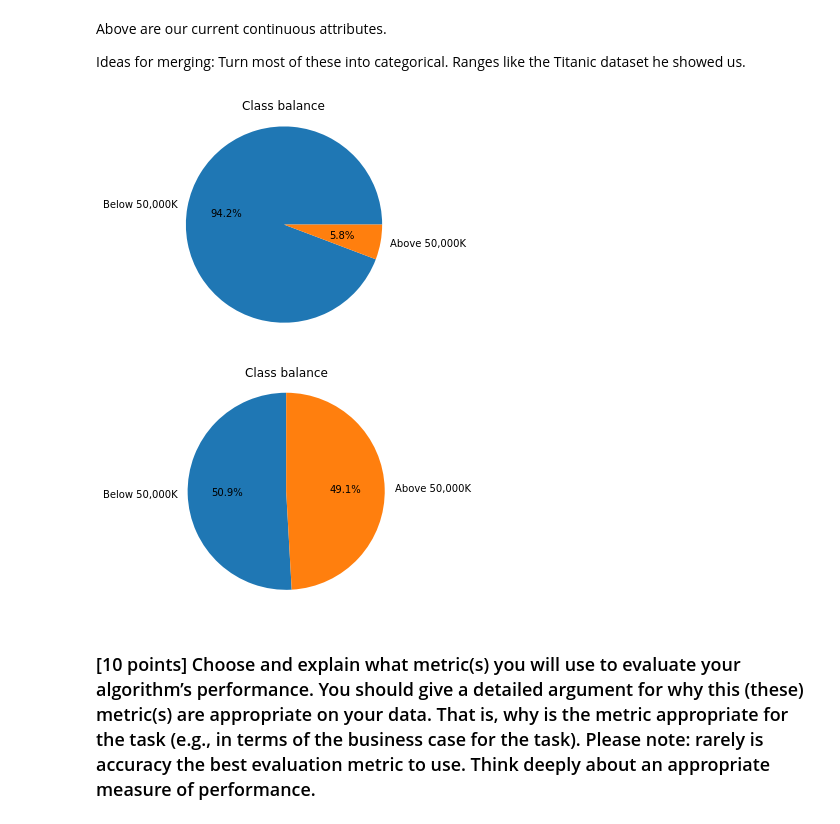
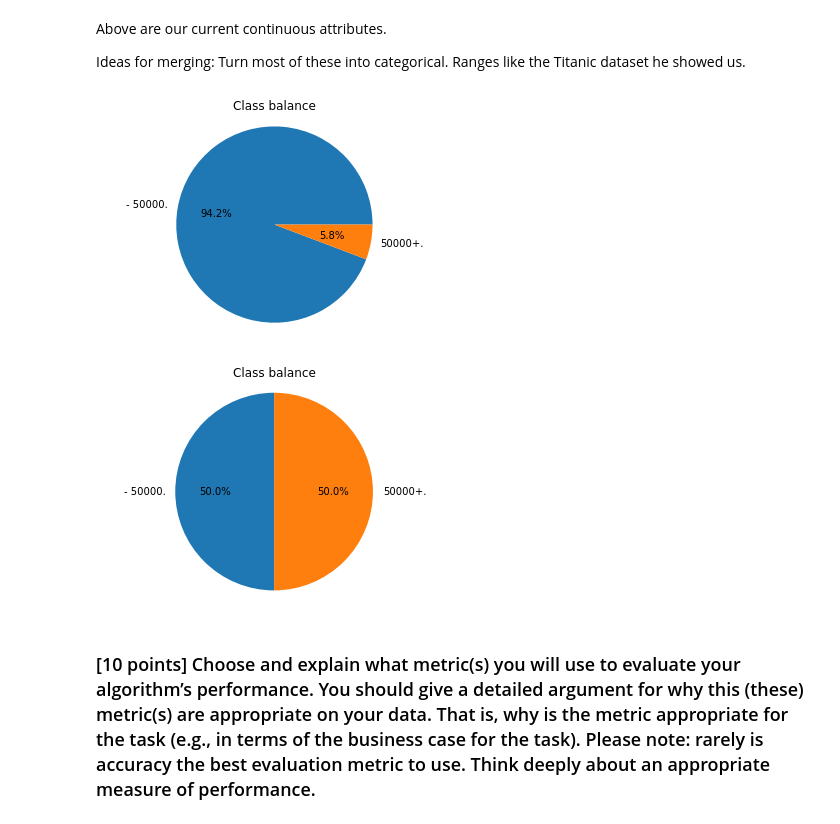
Before and after one commit to LukeWood/Tensorflow-Wide-and-Deep, a Jupyter notebook: Lab7-justin.ipynb, the cells around one changed output. Saved outputs shown, nothing was run; the diff lists cells and outputs as text; code cells hidden in the pictures.

Commit message:
fix labels issue

```diff
--- a/Lab7-justin.ipynb
+++ b/Lab7-justin.ipynb
@@ -155,17 +155,16 @@ Above are our current continuous attributes.
 Ideas for merging:
 Turn most of these into categorical. Ranges like the Titanic dataset he showed us.
 # %%
-#TODO: show plot of class imbalance here
+import matplotlib.pyplot as plt
 
-labels = ['Below 50,000K', 'Above 50,000K']
 sizes = np.bincount(df_train['income'].values)
 
-plt.pie(sizes, labels=labels, autopct='%1.1f%%')
+plt.pie(sizes, labels=labels['income'], autopct='%1.1f%%')
 plt.axis('equal')
 plt.title('Class balance')
 plt.show()
 # %% [output]
-[figure, old version]
+[figure, new version]
 # %%
 # over sample class
 
@@ -182,13 +181,12 @@ df_sampled = pd.concat([df.iloc[below50k_indices_sample], df.iloc[above50k_indic
 df_sampled = df_sampled.reset_index(drop=True)
 # %%
-labels = ['Below 50,000K', 'Above 50,000K']
-sizes = np.bincount(df['income'].values)
+sizes = np.bincount(df_sampled['income'].values)
 
-plt.pie(sizes, labels=labels, startangle=90, autopct='%1.1f%%')
+plt.pie(sizes, labels=labels['income'], startangle=90, autopct='%1.1f%%')
 plt.axis('equal')
 plt.title('Class balance')
 plt.show()
 # %% [output]
-[figure, old version]
+[figure, new version]
 # %% [markdown]
 ### [10 points] Choose and explain what metric(s) you will use to evaluate your algorithm’s performance. You should give a detailed argument for why this (these) metric(s) are appropriate on your data. That is, why is the metric appropriate for the task (e.g., in terms of the business case for the task). Please note: rarely is accuracy the best evaluation metric to use. Think deeply about an appropriate measure of performance.
```
Also changed, not shown: parts of 7 cells of this notebook.
